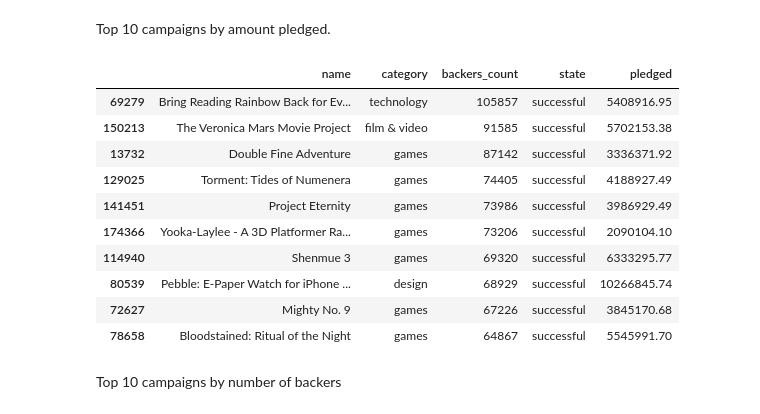
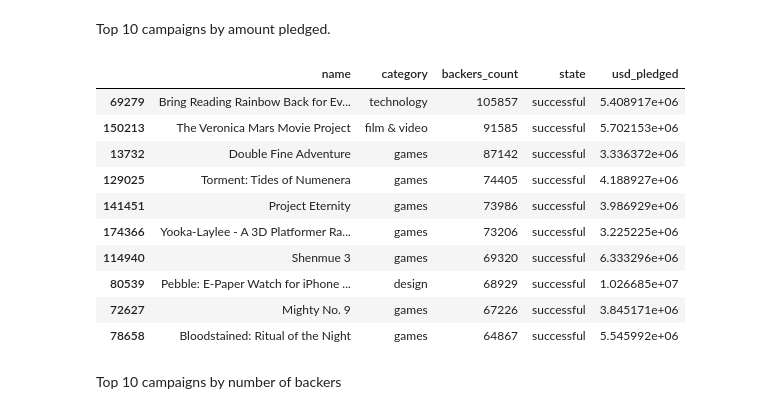
Before and after one commit to scimas/Kickstarter-Success-Prediction, a Jupyter notebook: DATS 6103 - Individual Project 2 - Mihir Gadgil.ipynb, the cells around one changed output. Cells and saved outputs as stored; diff of their text form; code cells hidden in the pictures.

```diff
--- a/DATS 6103 - Individual Project 2 - Mihir Gadgil.ipynb
+++ b/DATS 6103 - Individual Project 2 - Mihir Gadgil.ipynb
@@ -74,3 +71,5 @@ df["category"] = df["category"].astype("category")
 df["campaign_length"] = (df["deadline"] - df["launched_at"]).dt.days
 #How much of the goal achieved
 df["achievement"] = df["pledged"] / df["goal"]
+# %%
+df["currency"] = df["currency"].astype("category")
@@ -173,18 +187,18 @@ df.sort_values(ascending=False, by="pledged")[["name", "category", "goal", "pled
 # %% [markdown]
 Top 10 campaigns by amount pledged.
 # %%
-df.sort_values(ascending=False, by="backers_count")[["name", "category", "backers_count", "state", "pledged"]].head(10)
+df.sort_values(ascending=False, by="backers_count")[["name", "category", "backers_count", "state", "usd_pledged"]].head(10)
 # %% [output]
-|  | name | category | backers_count | state | pledged |
-| 69279 | Bring Reading Rainbow Back for Ev... | technology | 105857 | successful | 5408916.95 |
-| 150213 | The Veronica Mars Movie Project | film & video | 91585 | successful | 5702153.38 |
-| 13732 | Double Fine Adventure | games | 87142 | successful | 3336371.92 |
-| 129025 | Torment: Tides of Numenera | games | 74405 | successful | 4188927.49 |
-| 141451 | Project Eternity | games | 73986 | successful | 3986929.49 |
-| 174366 | Yooka-Laylee - A 3D Platformer Ra... | games | 73206 | successful | 2090104.10 |
-| 114940 | Shenmue 3 | games | 69320 | successful | 6333295.77 |
-| 80539 | Pebble: E-Paper Watch for iPhone ... | design | 68929 | successful | 10266845.74 |
-| 72627 | Mighty No. 9 | games | 67226 | successful | 3845170.68 |
-| 78658 | Bloodstained: Ritual of the Night | games | 64867 | successful | 5545991.70 |
+|  | name | category | backers_count | state | usd_pledged |
+| 69279 | Bring Reading Rainbow Back for Ev... | technology | 105857 | successful | 5.408917e+06 |
+| 150213 | The Veronica Mars Movie Project | film & video | 91585 | successful | 5.702153e+06 |
+| 13732 | Double Fine Adventure | games | 87142 | successful | 3.336372e+06 |
+| 129025 | Torment: Tides of Numenera | games | 74405 | successful | 4.188927e+06 |
+| 141451 | Project Eternity | games | 73986 | successful | 3.986929e+06 |
+| 174366 | Yooka-Laylee - A 3D Platformer Ra... | games | 73206 | successful | 3.225225e+06 |
+| 114940 | Shenmue 3 | games | 69320 | successful | 6.333296e+06 |
+| 80539 | Pebble: E-Paper Watch for iPhone ... | design | 68929 | successful | 1.026685e+07 |
+| 72627 | Mighty No. 9 | games | 67226 | successful | 3.845171e+06 |
+| 78658 | Bloodstained: Ritual of the Night | games | 64867 | successful | 5.545992e+06 |
 # %% [markdown]
 Top 10 campaigns by number of backers
```
Also changed, not shown: parts of 22 cells of this notebook.
